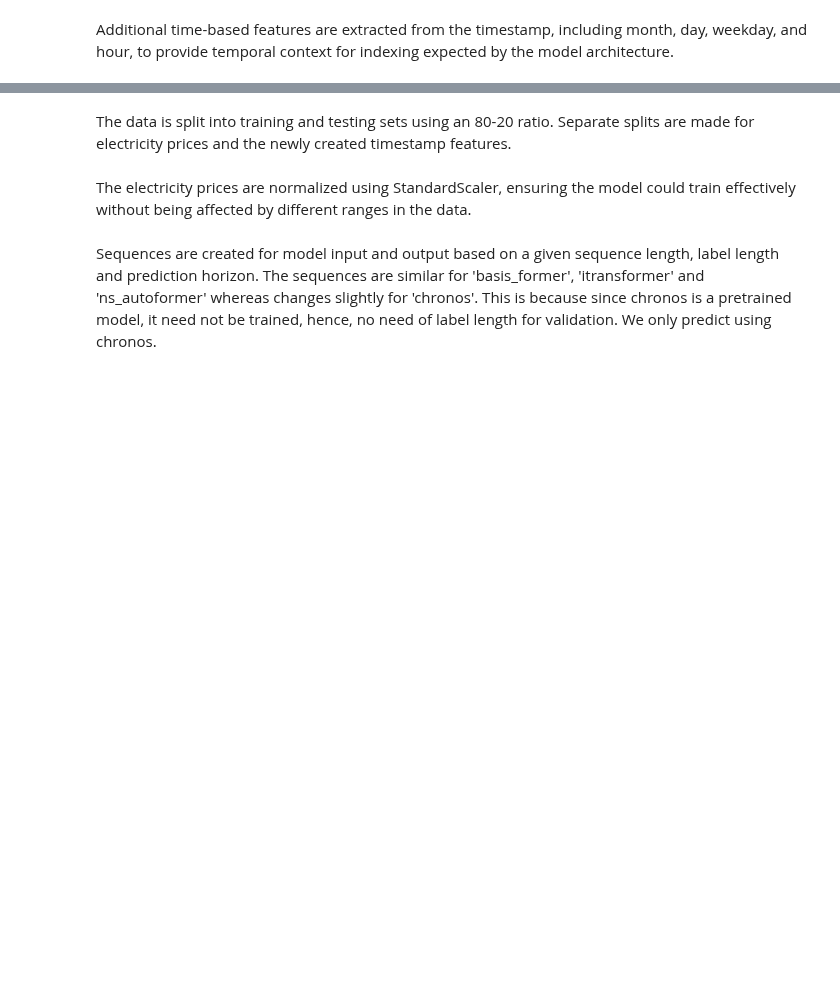
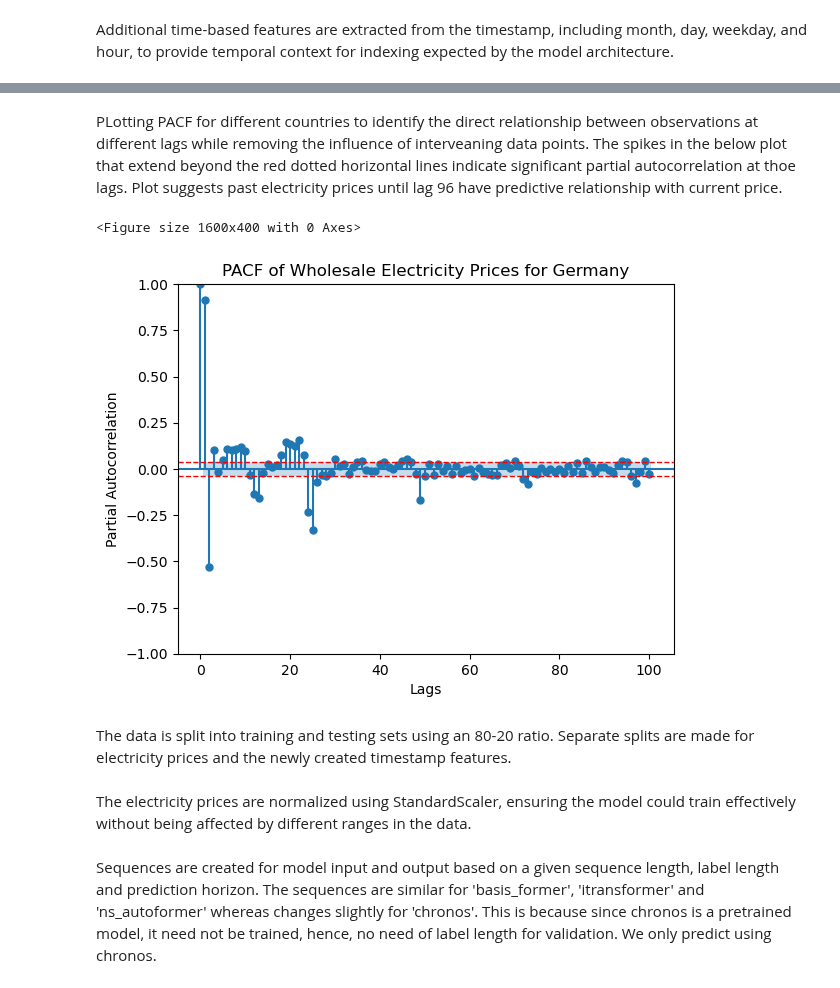
Before and after one commit to basovae/apa_group4_transformers_for_multivar_energy_forecasting, a Jupyter notebook: Notebook.ipynb, the cells around one changed output, grey strips where cells are left out. Drawn from its saved outputs; the diff is of its cells as text; code cells hidden in the pictures; blank space fills up the shorter version.

Commit message:
added the pacf plot

```diff
--- a/Notebook.ipynb
+++ b/Notebook.ipynb
@@ -211,5 +213,25 @@ print(df.head())
 
 [5 rows x 29 columns]
+# %% [markdown]
+PLotting PACF for different countries to identify the direct relationship between observations at different lags while removing the influence of interveaning data points. The spikes in the below plot that extend beyond the red dotted horizontal lines indicate significant partial autocorrelation at thoe lags. Plot suggests past electricity prices until lag 96 have predictive relationship with current price.
+# %%
+df_country = df['Germany']
+
+plt.figure(figsize=(16, 4))
+plot_pacf(df_country, lags=100, method='ywm', alpha=0.05,  title='PACF of Wholesale Electricity Prices for Germany')
+
+n = len(df_country)
+conf_interval = 1.96 / np.sqrt(n)
+
+plt.axhline(y=conf_interval, linestyle='--', color='red', linewidth=1)
+plt.axhline(y=-conf_interval, linestyle='--', color='red', linewidth=1)
+
+plt.xlabel('Lags')
+plt.ylabel('Partial Autocorrelation')
+plt.show()
+# %% [output]
+<Figure size 1600x400 with 0 Axes>
+[figure, added]
 # %% [markdown]
 The data is split into training and testing sets using an 80-20 ratio. Separate splits are made for electricity prices and the newly created timestamp features.
 # %%
```
Also changed, not shown: parts of 4 cells of this notebook, 1 other file.
